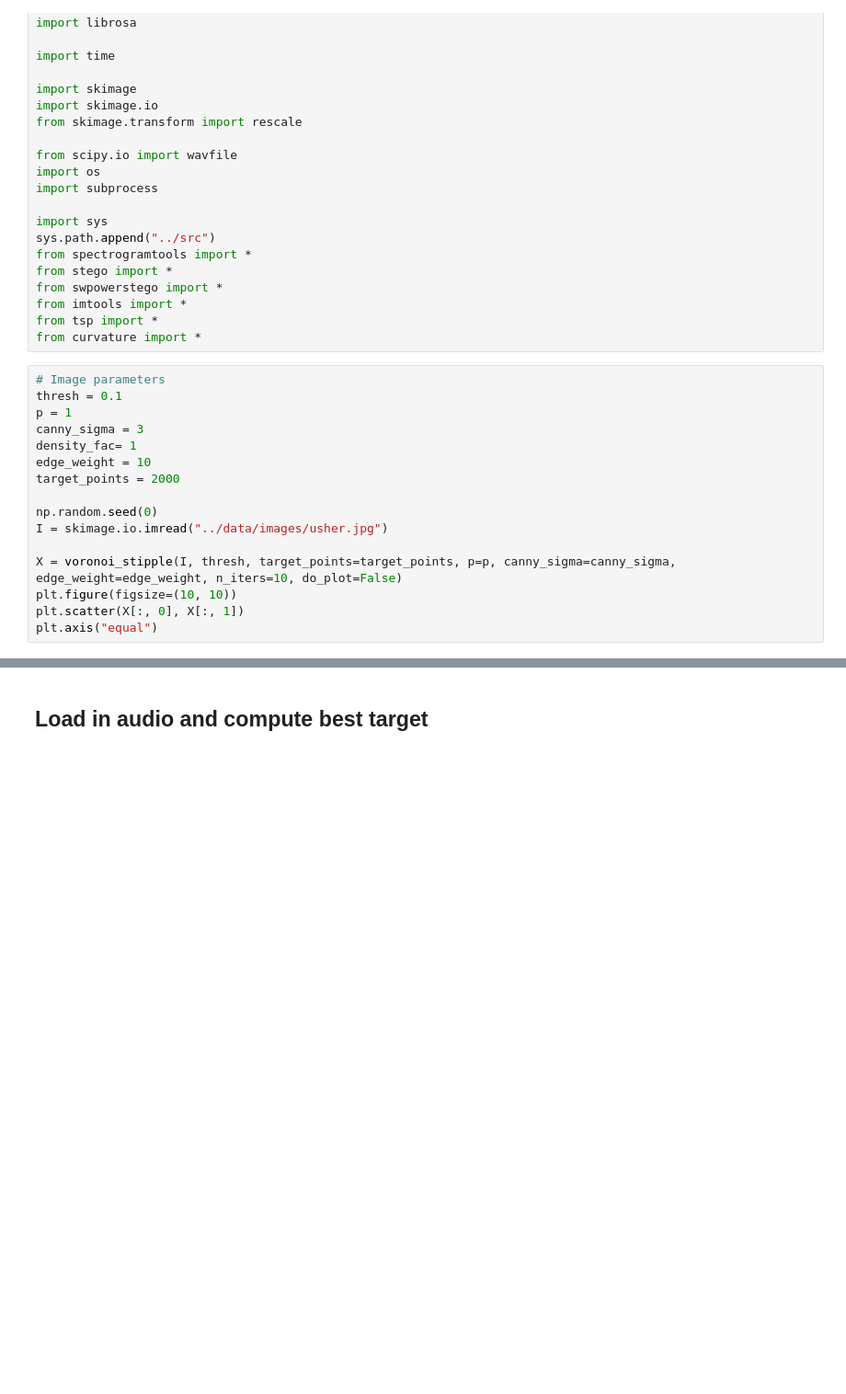
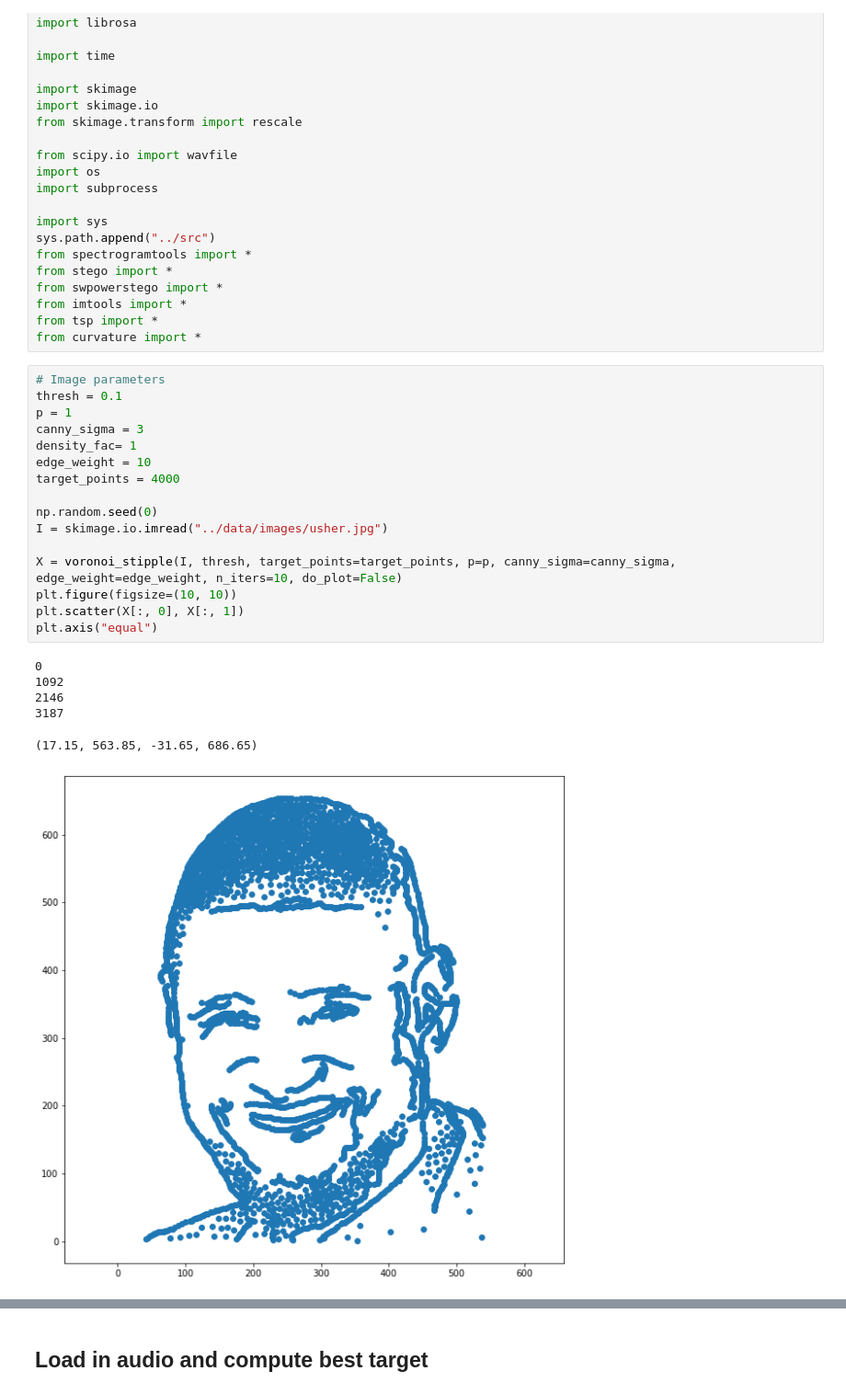
Before and after one commit to ctralie/AudioCurveSteganography, a Jupyter notebook: notebooks/STFTPower.ipynb, the cells around one changed output, grey strips where cells are left out. Shown: that part at 92% size. Drawn from its saved outputs; the diff is of its cells as text; blank space fills up the shorter version.

```diff
--- a/notebooks/STFTPower.ipynb
+++ b/notebooks/STFTPower.ipynb
@@ -29,19 +29,26 @@ from curvature import *
 # %%
 # Image parameters
 thresh = 0.1
 p = 1
 canny_sigma = 3
 density_fac= 1
 edge_weight = 10
-target_points = 2000
+target_points = 4000
 
 np.random.seed(0)
 I = skimage.io.imread("../data/images/usher.jpg")
 
 X = voronoi_stipple(I, thresh, target_points=target_points, p=p, canny_sigma=canny_sigma, edge_weight=edge_weight, n_iters=10, do_plot=False)
 plt.figure(figsize=(10, 10))
 plt.scatter(X[:, 0], X[:, 1])
 plt.axis("equal")
+# %% [output]
+0
+1092
+2146
+3187
+(17.15, 563.85, -31.65, 686.65)
+[figure, added]
 # %%
 #X = density_filter(X, fac=density_fac, k=2)
 X = get_tsp_tour(X)
```
Also changed, not shown: parts of 3 cells of this notebook, 2 other files.
